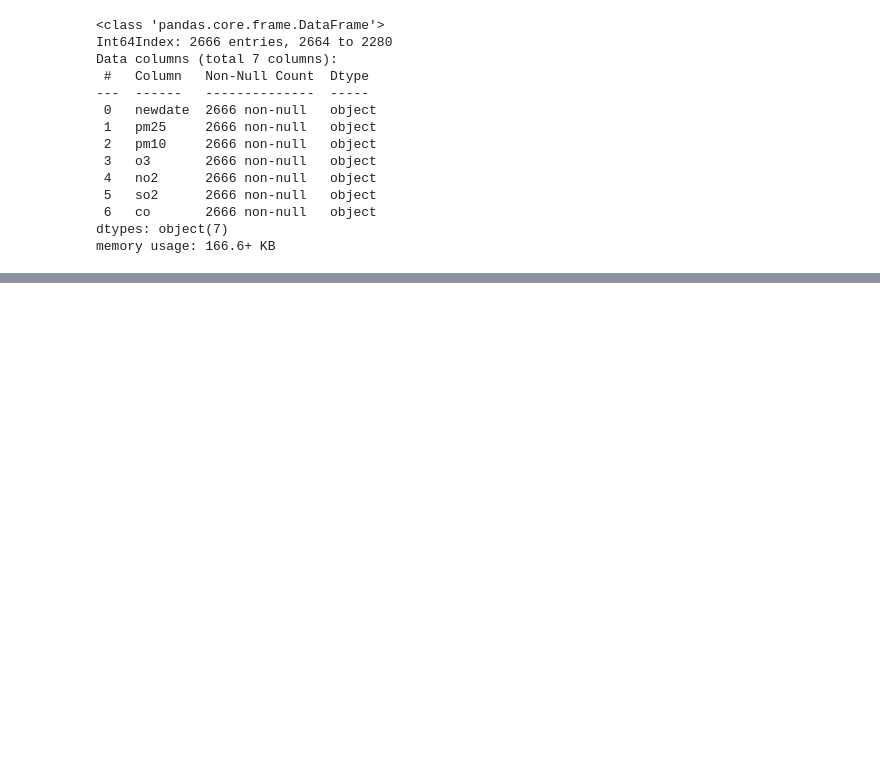
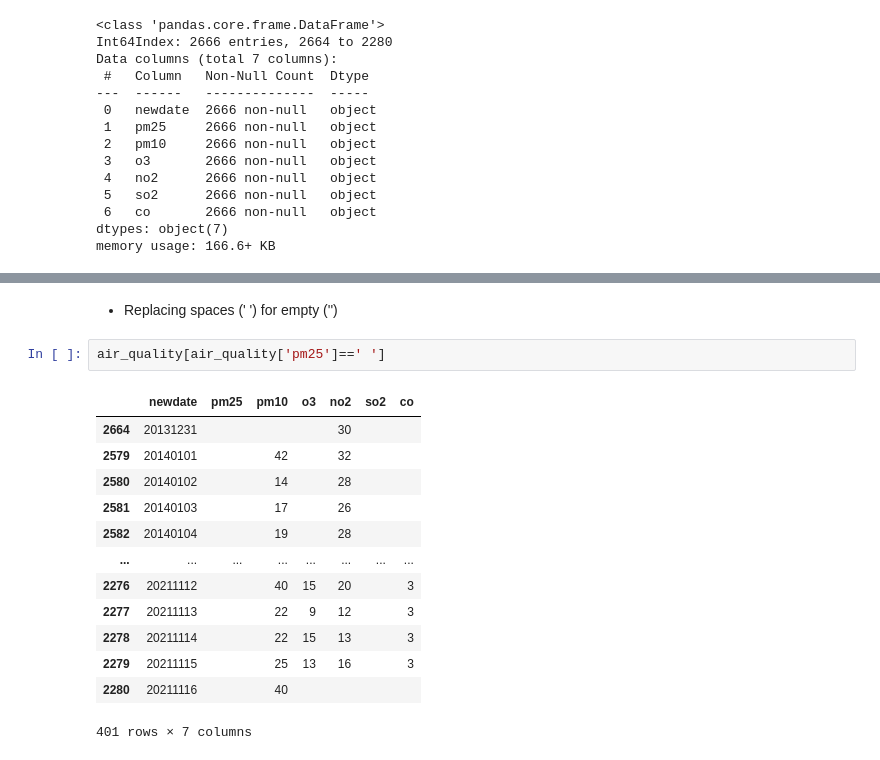
Before and after one commit to ClauCarloni/data_final_project, a Jupyter notebook: dutch_daily_weather_data.ipynb, the cells around one changed output, grey strips where cells are left out. Saved outputs shown, nothing was run; the diff lists cells and outputs as text; blank space fills up the shorter version.

```diff
--- a/dutch_daily_weather_data.ipynb
+++ b/dutch_daily_weather_data.ipynb
@@ -280,0 +319,18 @@ memory usage: 166.6+ KB
+# %% [markdown]
+- Replacing spaces (' ') for empty ('')
+# %%
+air_quality[air_quality['pm25']==' ']
+# %% [output]
+|  | newdate | pm25 | pm10 | o3 | no2 | so2 | co |
+| 2664 | 20131231 |  |  |  | 30 |  |  |
+| 2579 | 20140101 |  | 42 |  | 32 |  |  |
+| 2580 | 20140102 |  | 14 |  | 28 |  |  |
+| 2581 | 20140103 |  | 17 |  | 26 |  |  |
+| 2582 | 20140104 |  | 19 |  | 28 |  |  |
+| ... | ... | ... | ... | ... | ... | ... | ... |
+| 2276 | 20211112 |  | 40 | 15 | 20 |  | 3 |
+| 2277 | 20211113 |  | 22 | 9 | 12 |  | 3 |
+| 2278 | 20211114 |  | 22 | 15 | 13 |  | 3 |
+| 2279 | 20211115 |  | 25 | 13 | 16 |  | 3 |
+| 2280 | 20211116 |  | 40 |  |  |  |  |
+401 rows × 7 columns
```
Also changed, not shown: parts of 37 cells of this notebook.
